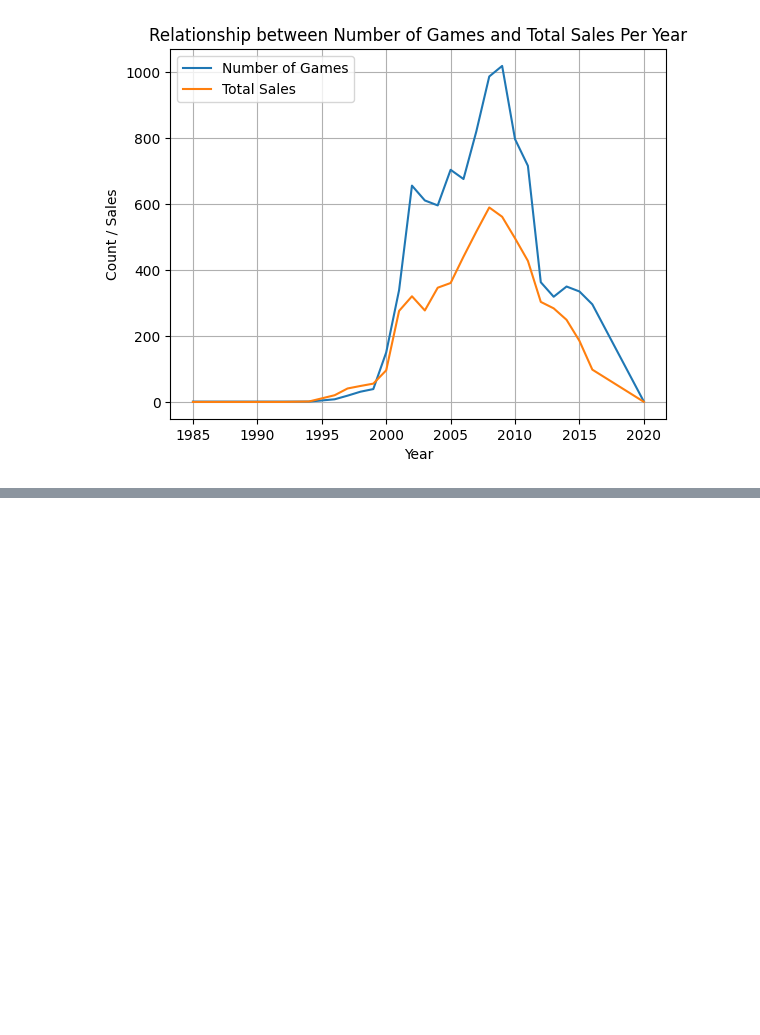
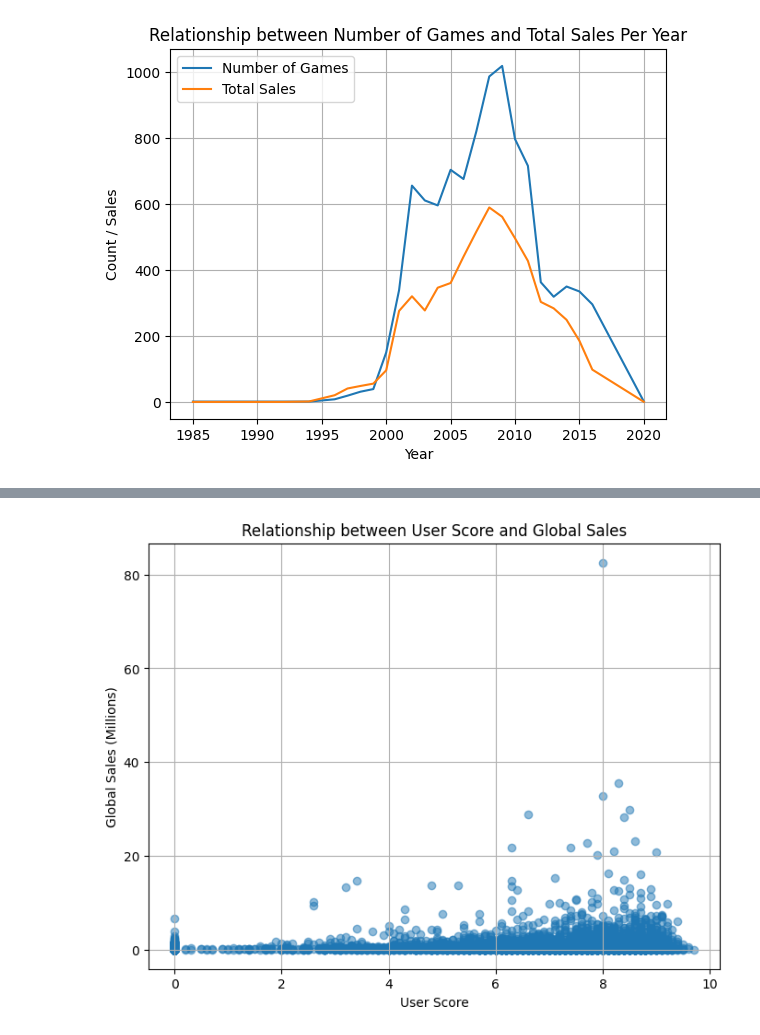
Before and after one commit to Mlnvl/python_classp, a Jupyter notebook: My_DV_Project.ipynb, the cells around one changed output, grey strips where cells are left out. Saved outputs shown, nothing was run; the diff lists cells and outputs as text; code cells hidden in the pictures; blank space fills up the shorter version.

```diff
--- a/My_DV_Project.ipynb
+++ b/My_DV_Project.ipynb
@@ -518,0 +628,20 @@ plt.show()
+# %%
+import pandas as pd
+import matplotlib.pyplot as plt
+
+# Assuming your DataFrame is named 'df'
+
+# Create a scatter plot of 'global_sales' vs. 'user_score'
+plt.figure(figsize=(8, 6))  # Adjust figure size if needed
+plt.scatter(df['user_score'], df['global_sales'], alpha=0.5)  # Use alpha for transparency
+
+# Customize the plot
+plt.xlabel('User Score')
+plt.ylabel('Global Sales (Millions)')
+plt.title('Relationship between User Score and Global Sales')
+plt.grid(True)
+
+# Display the plot
+plt.show()
+# %% [output]
+[figure, added]
```
Also changed, not shown: parts of 16 cells of this notebook.
